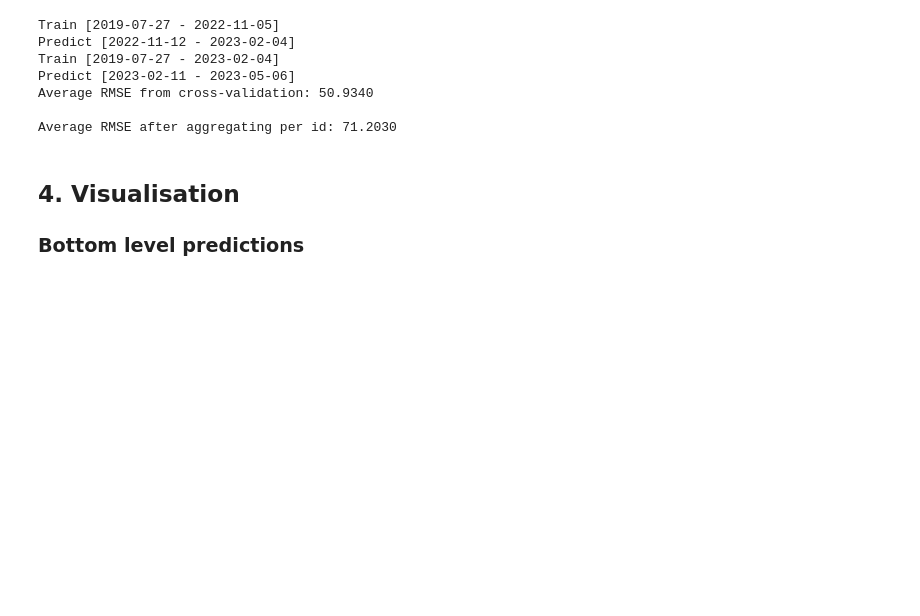
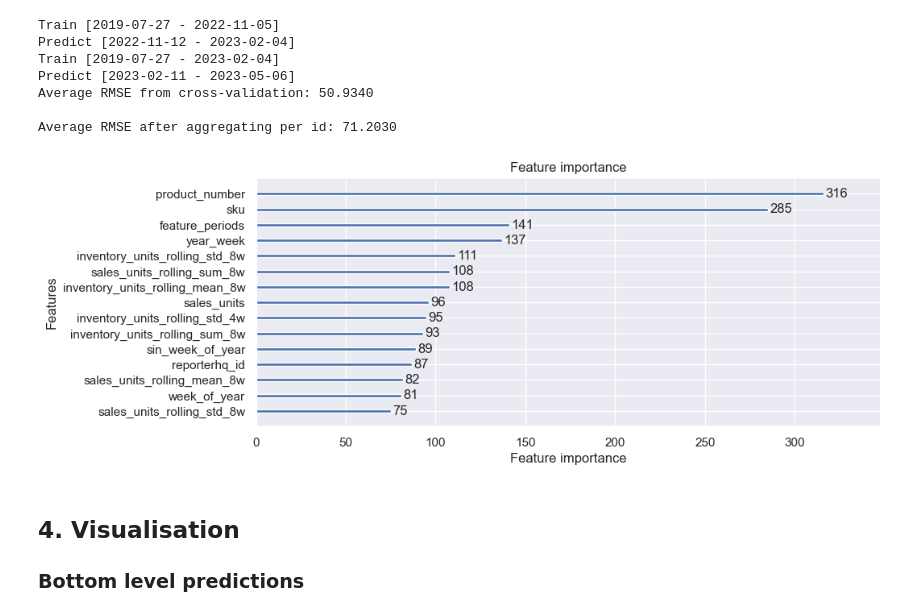
Before and after one commit to giarets/hp_use_case, a Jupyter notebook: 2_model_lightGBM_bottom_up.ipynb, the cells around one changed output. Drawn from its saved outputs; the diff is of its cells as text; code cells hidden in the pictures; blank space fills up the shorter version.

```diff
--- a/2_model_lightGBM_bottom_up.ipynb
+++ b/2_model_lightGBM_bottom_up.ipynb
@@ -215,6 +215,10 @@ Predict [2023-02-11 - 2023-05-06]
 Average RMSE from cross-validation: 50.9340
 
 Average RMSE after aggregating per id: 71.2030
+# %%
+fc_model.plot_feature_importance()
+# %% [output]
+[figure, added]
 # %%
 fc_model.train(X_train, y_train)
 fc_model.save_model("./models/lightgbm_bottom_up.pk")
```
Also changed, not shown: 6 other files.
